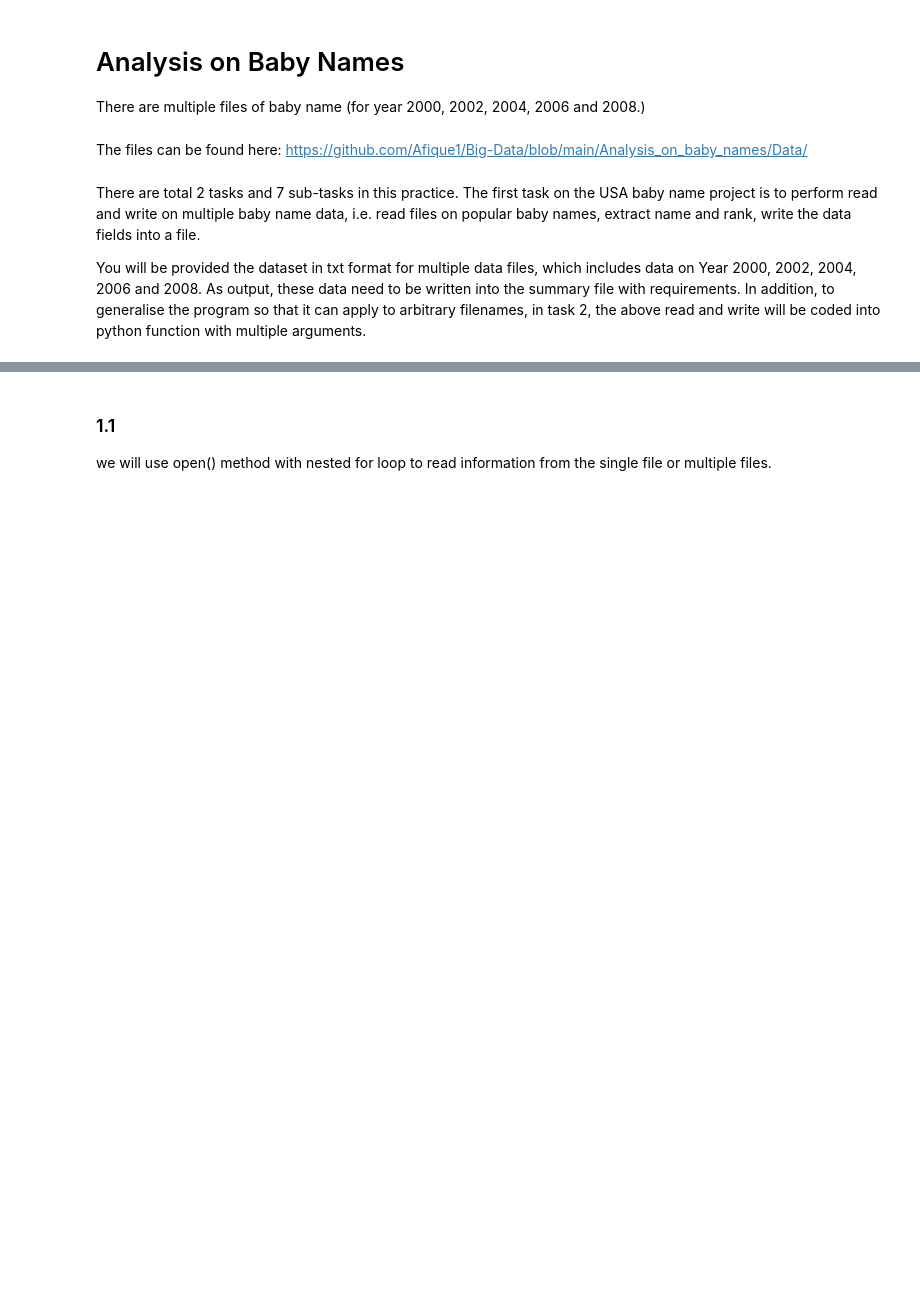
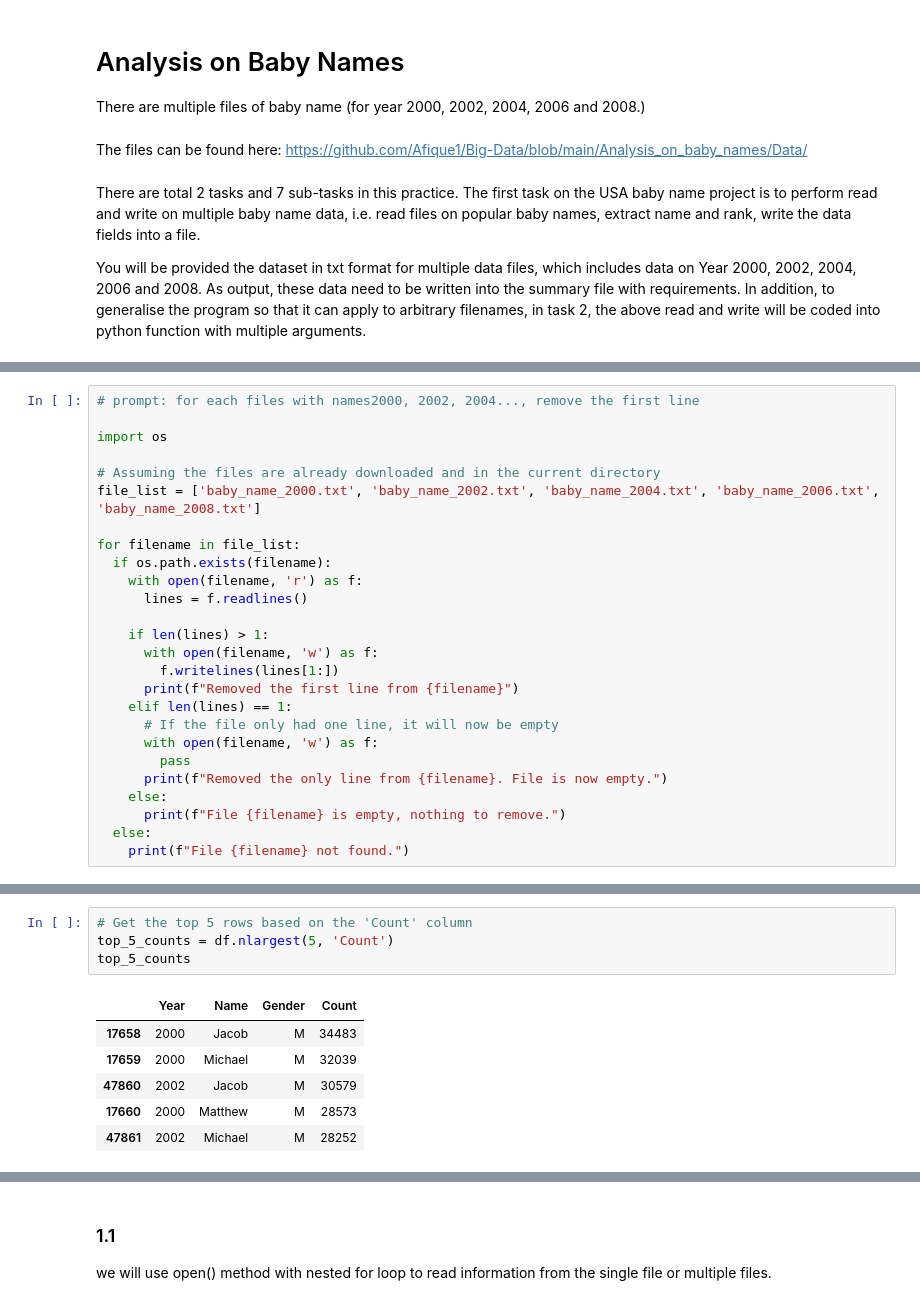
Before and after one commit to Afique1/Big-Data, a Jupyter notebook: Analysis_on_baby_names/Code/M02_BabyNames.ipynb, the cells around one changed output, grey strips where cells are left out. Saved outputs shown, nothing was run; the diff lists cells and outputs as text; blank space fills up the shorter version.

```diff
--- a/Analysis_on_baby_names/Code/M02_BabyNames.ipynb
+++ b/Analysis_on_baby_names/Code/M02_BabyNames.ipynb
@@ -20,0 +50,26 @@ Writing and Reading Text Files
+# %%
+# prompt: for each files with names2000, 2002, 2004..., remove the first line
+
+import os
+
+# Assuming the files are already downloaded and in the current directory
+file_list = ['baby_name_2000.txt', 'baby_name_2002.txt', 'baby_name_2004.txt', 'baby_name_2006.txt', 'baby_name_2008.txt']
+
+for filename in file_list:
+  if os.path.exists(filename):
+    with open(filename, 'r') as f:
+      lines = f.readlines()
+
+    if len(lines) > 1:
+      with open(filename, 'w') as f:
+        f.writelines(lines[1:])
+      print(f"Removed the first line from {filename}")
+    elif len(lines) == 1:
+      # If the file only had one line, it will now be empty
+      with open(filename, 'w') as f:
+        pass
+      print(f"Removed the only line from {filename}. File is now empty.")
+    else:
+      print(f"File {filename} is empty, nothing to remove.")
+  else:
+    print(f"File {filename} not found.")
@@ -20,0 +118,11 @@ Writing and Reading Text Files
+# %%
+# Get the top 5 rows based on the 'Count' column
+top_5_counts = df.nlargest(5, 'Count')
+top_5_counts
+# %% [output]
+|  | Year | Name | Gender | Count |
+| 17658 | 2000 | Jacob | M | 34483 |
+| 17659 | 2000 | Michael | M | 32039 |
+| 47860 | 2002 | Jacob | M | 30579 |
+| 17660 | 2000 | Matthew | M | 28573 |
+| 47861 | 2002 | Michael | M | 28252 |
```
Also changed, not shown: parts of 17 cells of this notebook.
